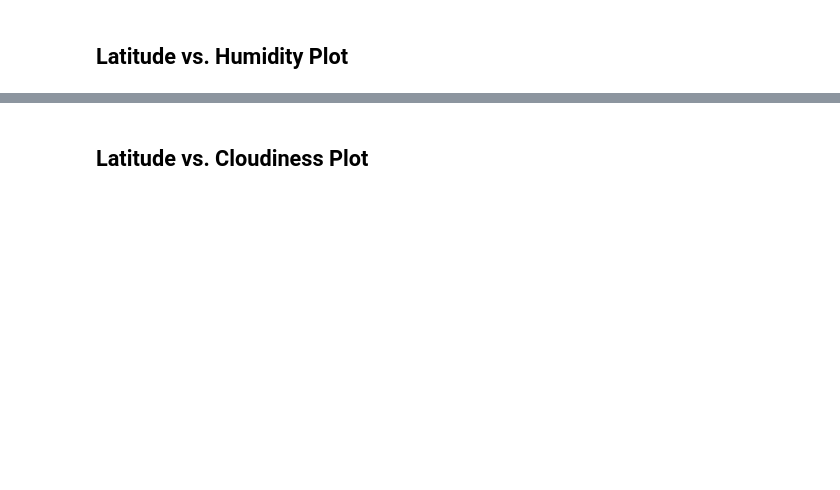
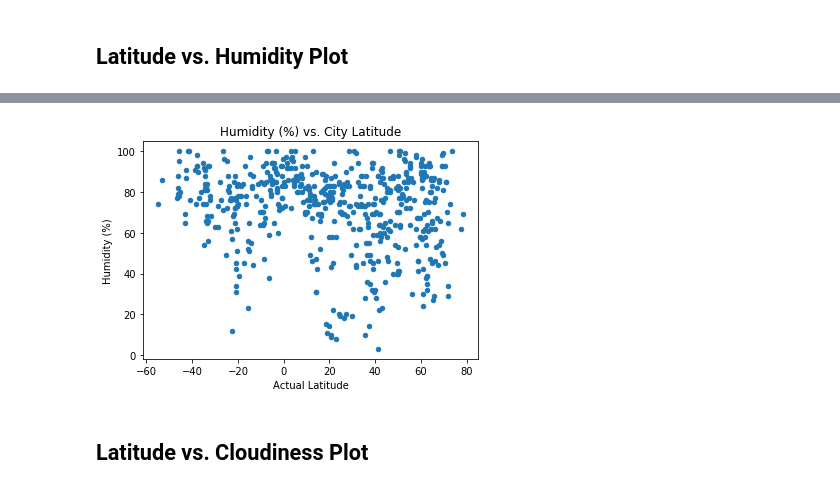
Before and after one commit to Gendo90/python-api-challenge, a Jupyter notebook: starter_code/WeatherPy.ipynb, the cells around one changed output, grey strips where cells are left out. Drawn from its saved outputs; the diff is of its cells as text; code cells hidden in the pictures; blank space fills up the shorter version.

Commit message:
feat: Add required scatter plots of weather vs. latitudes to notebook and saved .png images of charts to the repo in output_data

```diff
--- a/starter_code/WeatherPy.ipynb
+++ b/starter_code/WeatherPy.ipynb
@@ -356,2 +353,9 @@ lat_vs_T_axes.get_figure().savefig("../output_data/Fig1.png")
+# %%
+lat_vs_humidity_axes = remaining_cities.plot(kind="scatter", x="Actual Latitude", y="Humidity (%)",
+                                      title="Humidity (%) vs. City Latitude")
+
+lat_vs_humidity_axes.get_figure().savefig("../output_data/Fig2.png")
+# %% [output]
+[figure, added]
 # %% [markdown]
 ## Latitude vs. Cloudiness Plot
```
Also changed, not shown: parts of 6 cells of this notebook, 3 other files.
